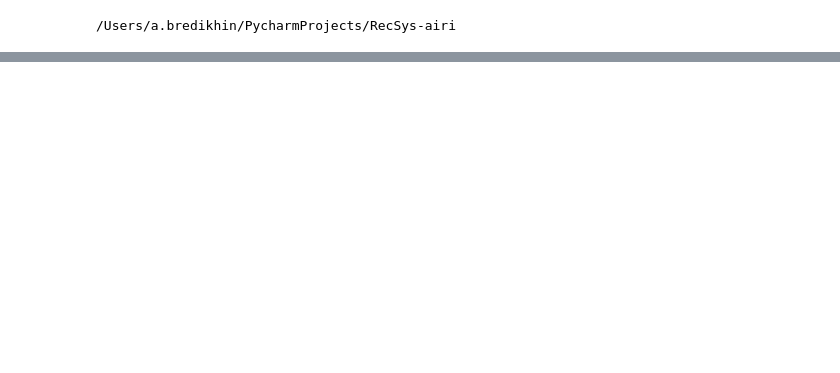
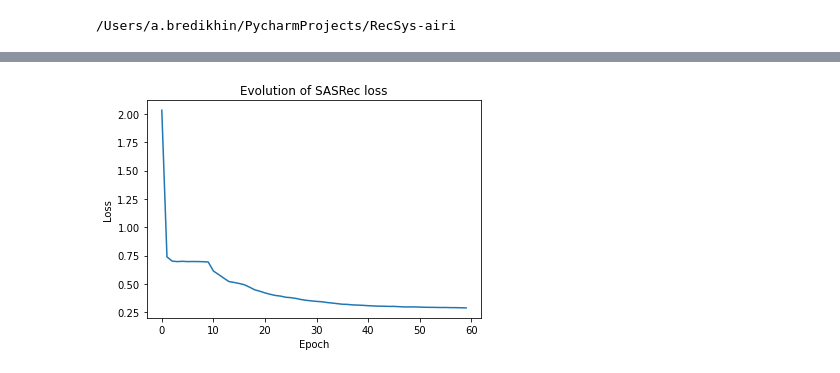
Before and after one commit to BredikhinAlexander/RecSys-airi, a Jupyter notebook: notebooks/SASRec.ipynb, the cells around one changed output, grey strips where cells are left out. Cells and saved outputs as stored; diff of their text form; code cells hidden in the pictures; blank space fills up the shorter version.

Commit message:
finish with SASRec

```diff
--- a/notebooks/SASRec.ipynb
+++ b/notebooks/SASRec.ipynb
@@ -45,0 +57,4 @@ get_metrics(scores, holdout1)
+# %%
+pd.Series(losses).plot(title='Evolution of SASRec loss', xlabel='Epoch', ylabel='Loss');
+# %% [output]
+[figure, added]
```
Also changed, not shown: parts of 4 cells of this notebook, 2 other files.
